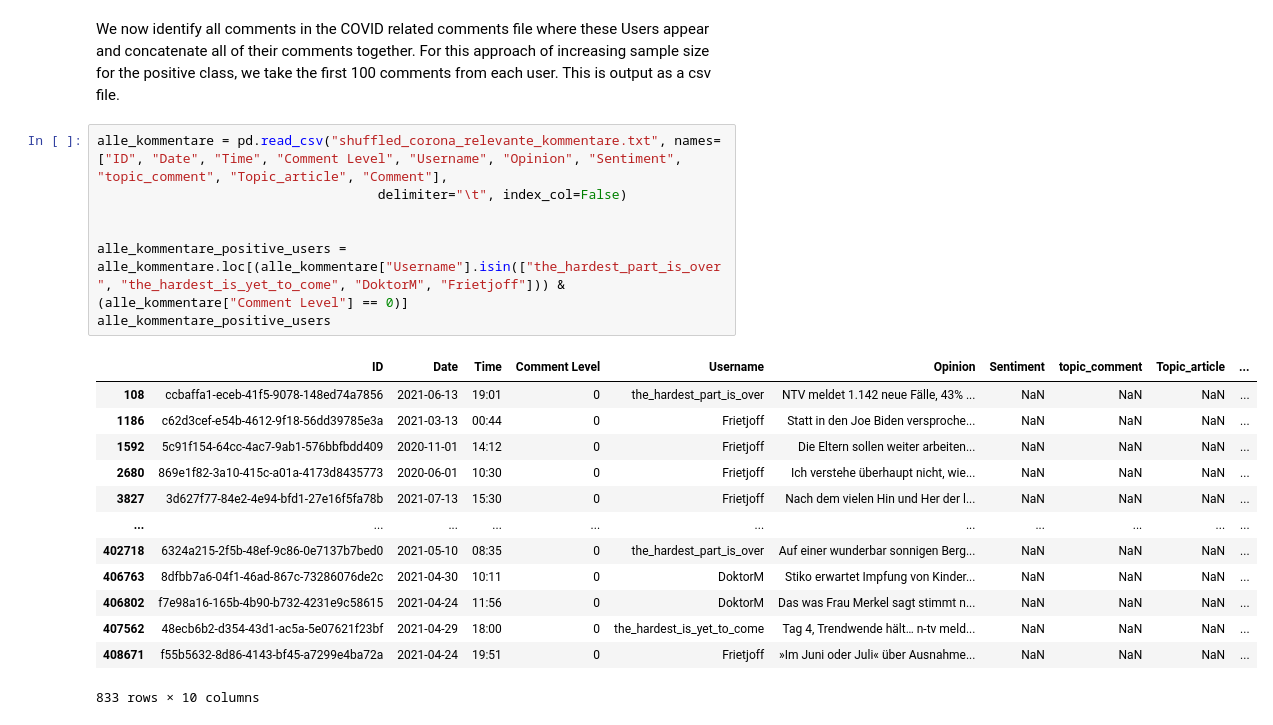
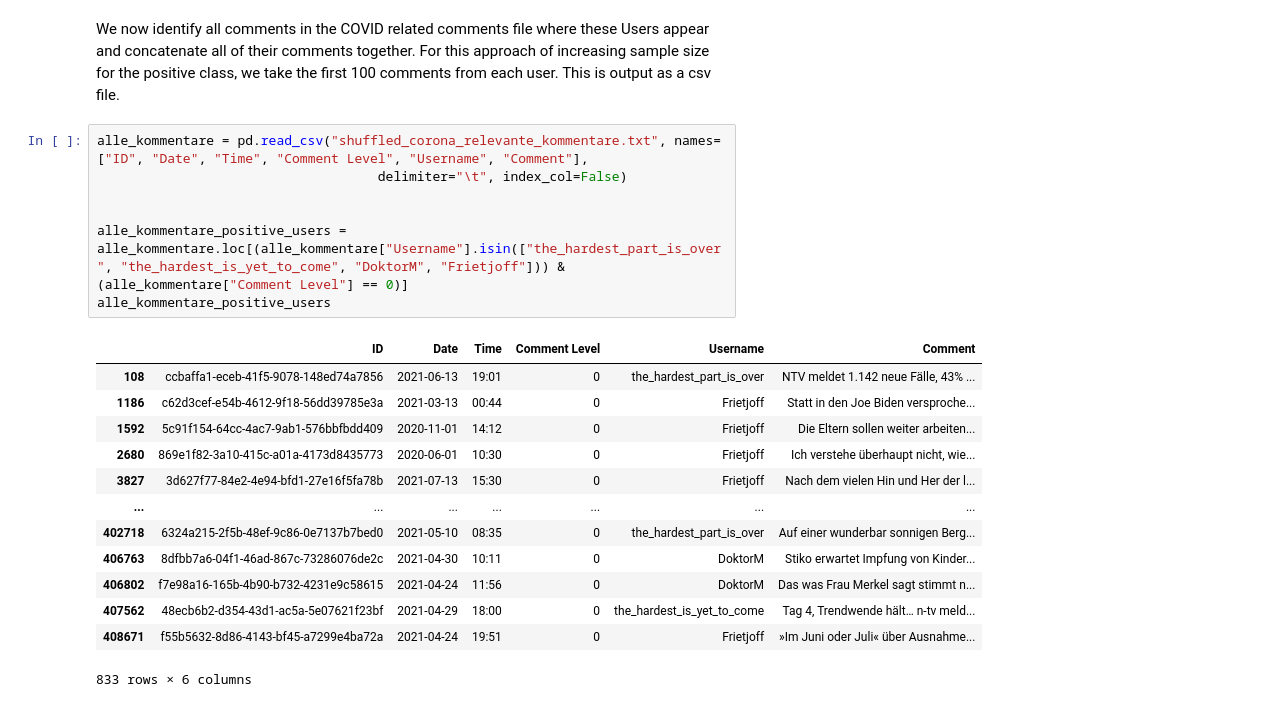
Before and after one commit to KirchnerS/Masterarbeit, a Jupyter notebook: graphs.ipynb, the cells around one changed output. Drawn from its saved outputs; the diff is of its cells as text.

```diff
--- a/graphs.ipynb
+++ b/graphs.ipynb
@@ -887,26 +888,26 @@ Rolf-mOxqBsEWg   1       2 0.5
 # %% [markdown]
 We now identify all comments in the COVID related comments file where these Users appear and concatenate all of their comments together. For this approach of increasing sample size for the positive class, we take the first 100 comments from each user. This is output as a csv file.
 # %%
-alle_kommentare = pd.read_csv("shuffled_corona_relevante_kommentare.txt", names=["ID", "Date", "Time", "Comment Level", "Username", "Opinion", "Sentiment", "topic_comment", "Topic_article", "Comment"],
+alle_kommentare = pd.read_csv("shuffled_corona_relevante_kommentare.txt", names=["ID", "Date", "Time", "Comment Level", "Username", "Comment"],
                                     delimiter="\t", index_col=False)
 
 
 alle_kommentare_positive_users = alle_kommentare.loc[(alle_kommentare["Username"].isin(["the_hardest_part_is_over", "the_hardest_is_yet_to_come", "DoktorM", "Frietjoff"])) & (alle_kommentare["Comment Level"] == 0)]
 alle_kommentare_positive_users
 # %% [output]
-|  | ID | Date | Time | Comment Level | Username | Opinion | Sentiment | topic_comment | Topic_article | ... |
-| 108 | ccbaffa1-eceb-41f5-9078-148ed74a7856 | 2021-06-13 | 19:01 | 0 | the_hardest_part_is_over | NTV meldet 1.142 neue Fälle, 43% ... | NaN | NaN | NaN | ... |
-| 1186 | c62d3cef-e54b-4612-9f18-56dd39785e3a | 2021-03-13 | 00:44 | 0 | Frietjoff | Statt in den Joe Biden versproche... | NaN | NaN | NaN | ... |
-| 1592 | 5c91f154-64cc-4ac7-9ab1-576bbfbdd409 | 2020-11-01 | 14:12 | 0 | Frietjoff | Die Eltern sollen weiter arbeiten... | NaN | NaN | NaN | ... |
-| 2680 | 869e1f82-3a10-415c-a01a-4173d8435773 | 2020-06-01 | 10:30 | 0 | Frietjoff | Ich verstehe überhaupt nicht, wie... | NaN | NaN | NaN | ... |
-| 3827 | 3d627f77-84e2-4e94-bfd1-27e16f5fa78b | 2021-07-13 | 15:30 | 0 | Frietjoff | Nach dem vielen Hin und Her der l... | NaN | NaN | NaN | ... |
-| ... | ... | ... | ... | ... | ... | ... | ... | ... | ... | ... |
-| 402718 | 6324a215-2f5b-48ef-9c86-0e7137b7bed0 | 2021-05-10 | 08:35 | 0 | the_hardest_part_is_over | Auf einer wunderbar sonnigen Berg... | NaN | NaN | NaN | ... |
-| 406763 | 8dfbb7a6-04f1-46ad-867c-73286076de2c | 2021-04-30 | 10:11 | 0 | DoktorM | Stiko erwartet Impfung von Kinder... | NaN | NaN | NaN | ... |
-| 406802 | f7e98a16-165b-4b90-b732-4231e9c58615 | 2021-04-24 | 11:56 | 0 | DoktorM | Das was Frau Merkel sagt stimmt n... | NaN | NaN | NaN | ... |
-| 407562 | 48ecb6b2-d354-43d1-ac5a-5e07621f23bf | 2021-04-29 | 18:00 | 0 | the_hardest_is_yet_to_come | Tag 4, Trendwende hält… n-tv meld... | NaN | NaN | NaN | ... |
-| 408671 | f55b5632-8d86-4143-bf45-a7299e4ba72a | 2021-04-24 | 19:51 | 0 | Frietjoff | »Im Juni oder Juli« über Ausnahme... | NaN | NaN | NaN | ... |
+|  | ID | Date | Time | Comment Level | Username | Comment |
+| 108 | ccbaffa1-eceb-41f5-9078-148ed74a7856 | 2021-06-13 | 19:01 | 0 | the_hardest_part_is_over | NTV meldet 1.142 neue Fälle, 43% ... |
+| 1186 | c62d3cef-e54b-4612-9f18-56dd39785e3a | 2021-03-13 | 00:44 | 0 | Frietjoff | Statt in den Joe Biden versproche... |
+| 1592 | 5c91f154-64cc-4ac7-9ab1-576bbfbdd409 | 2020-11-01 | 14:12 | 0 | Frietjoff | Die Eltern sollen weiter arbeiten... |
+| 2680 | 869e1f82-3a10-415c-a01a-4173d8435773 | 2020-06-01 | 10:30 | 0 | Frietjoff | Ich verstehe überhaupt nicht, wie... |
+| 3827 | 3d627f77-84e2-4e94-bfd1-27e16f5fa78b | 2021-07-13 | 15:30 | 0 | Frietjoff | Nach dem vielen Hin und Her der l... |
+| ... | ... | ... | ... | ... | ... | ... |
+| 402718 | 6324a215-2f5b-48ef-9c86-0e7137b7bed0 | 2021-05-10 | 08:35 | 0 | the_hardest_part_is_over | Auf einer wunderbar sonnigen Berg... |
+| 406763 | 8dfbb7a6-04f1-46ad-867c-73286076de2c | 2021-04-30 | 10:11 | 0 | DoktorM | Stiko erwartet Impfung von Kinder... |
+| 406802 | f7e98a16-165b-4b90-b732-4231e9c58615 | 2021-04-24 | 11:56 | 0 | DoktorM | Das was Frau Merkel sagt stimmt n... |
+| 407562 | 48ecb6b2-d354-43d1-ac5a-5e07621f23bf | 2021-04-29 | 18:00 | 0 | the_hardest_is_yet_to_come | Tag 4, Trendwende hält… n-tv meld... |
+| 408671 | f55b5632-8d86-4143-bf45-a7299e4ba72a | 2021-04-24 | 19:51 | 0 | Frietjoff | »Im Juni oder Juli« über Ausnahme... |
-833 rows × 10 columns
+833 rows × 6 columns
 # %%
 print(alle_kommentare_positive_users["Username"].value_counts())
 frietjoff = alle_kommentare_positive_users.loc[alle_kommentare_positive_users["Username"] == "Frietjoff"]
```
Also changed, not shown: parts of 3 cells of this notebook, 1 other file.
